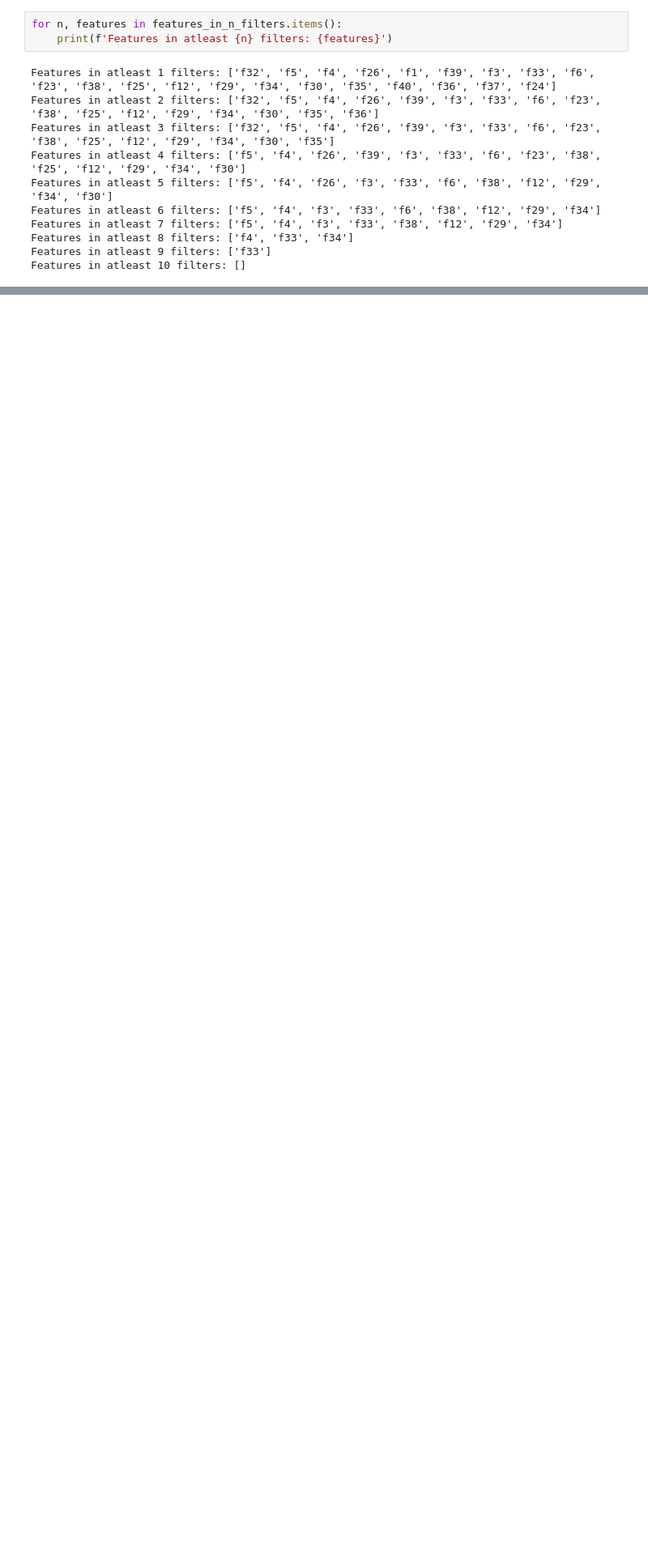
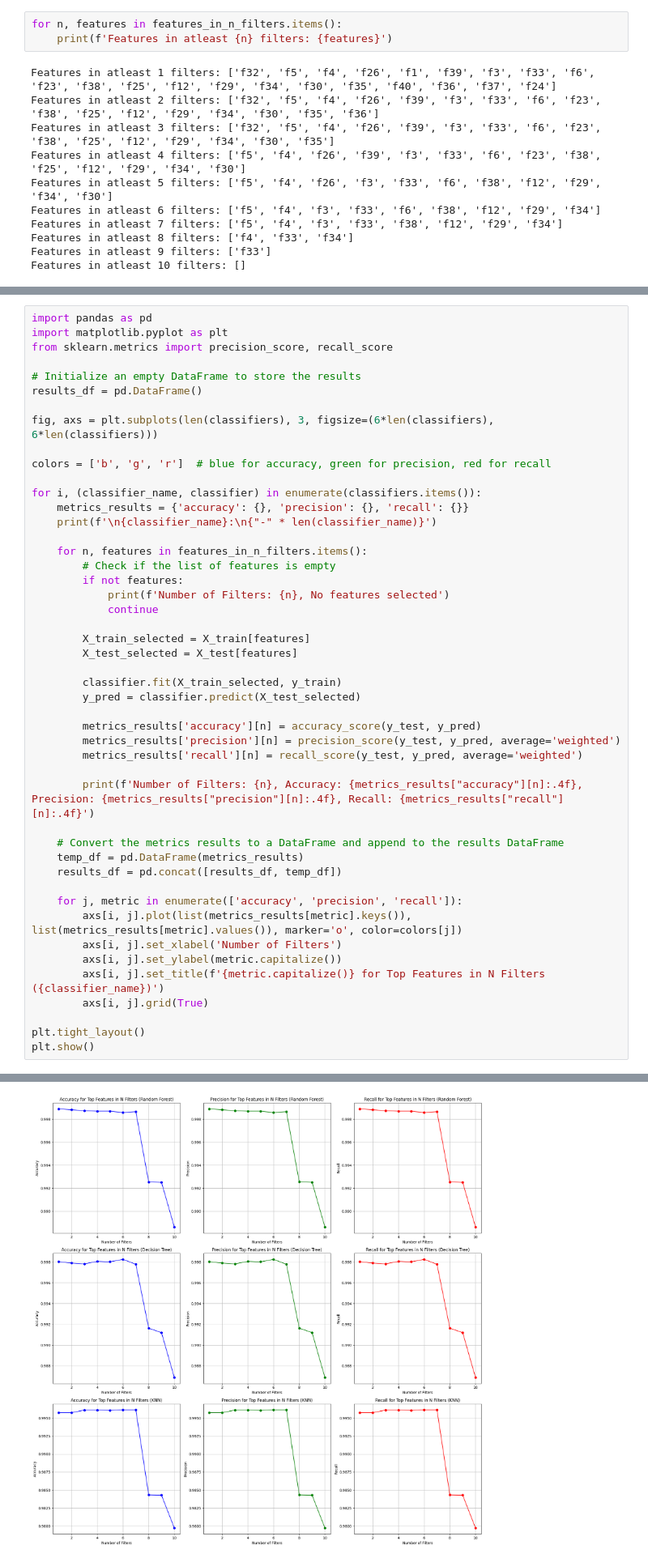
Before and after one commit to aravinds44/IntrusionDetection, a Jupyter notebook: NSL KDD/FeatureSelectionBinary/feature_ranking/feature_ensemble/top_features_in_filters.ipynb, the cells around one changed output, grey strips where cells are left out. Shown at 81% size. Cells and saved outputs as stored; diff of their text form; blank space fills up the shorter version.

```diff
--- a/NSL KDD/FeatureSelectionBinary/feature_ranking/feature_ensemble/top_features_in_filters.ipynb
+++ b/NSL KDD/FeatureSelectionBinary/feature_ranking/feature_ensemble/top_features_in_filters.ipynb
@@ -240,0 +484,48 @@ plt.show()
+# %%
+import pandas as pd
+import matplotlib.pyplot as plt
+from sklearn.metrics import precision_score, recall_score
+
+# Initialize an empty DataFrame to store the results
+results_df = pd.DataFrame()
+
+fig, axs = plt.subplots(len(classifiers), 3, figsize=(6*len(classifiers), 6*len(classifiers)))
+
+colors = ['b', 'g', 'r']  # blue for accuracy, green for precision, red for recall
+
+for i, (classifier_name, classifier) in enumerate(classifiers.items()):
+    metrics_results = {'accuracy': {}, 'precision': {}, 'recall': {}}
+    print(f'\n{classifier_name}:\n{"-" * len(classifier_name)}')
+
+    for n, features in features_in_n_filters.items():
+        # Check if the list of features is empty
+        if not features:
+            print(f'Number of Filters: {n}, No features selected')
+            continue
+
+        X_train_selected = X_train[features]
+        X_test_selected = X_test[features]
+
+        classifier.fit(X_train_selected, y_train)
+        y_pred = classifier.predict(X_test_selected)
+
+        metrics_results['accuracy'][n] = accuracy_score(y_test, y_pred)
+        metrics_results['precision'][n] = precision_score(y_test, y_pred, average='weighted')
+        metrics_results['recall'][n] = recall_score(y_test, y_pred, average='weighted')
+
+        print(f'Number of Filters: {n}, Accuracy: {metrics_results["accuracy"][n]:.4f}, Precision: {metrics_results["precision"][n]:.4f}, Recall: {metrics_results["recall"][n]:.4f}')
+
+    # Convert the metrics results to a DataFrame and append to the results DataFrame
+    temp_df = pd.DataFrame(metrics_results)
+    results_df = pd.concat([results_df, temp_df])
+
+    for j, metric in enumerate(['accuracy', 'precision', 'recall']):
+        axs[i, j].plot(list(metrics_results[metric].keys()), list(metrics_results[metric].values()), marker='o', color=colors[j])
+        axs[i, j].set_xlabel('Number of Filters')
+        axs[i, j].set_ylabel(metric.capitalize())
+        axs[i, j].set_title(f'{metric.capitalize()} for Top Features in N Filters ({classifier_name})')
+        axs[i, j].grid(True)
+
+plt.tight_layout()
+plt.show()
+# %% [output]
@@ -240,0 +549 @@ plt.show()
+[figure, added]
```
Also changed, not shown: parts of 17 cells of this notebook.
